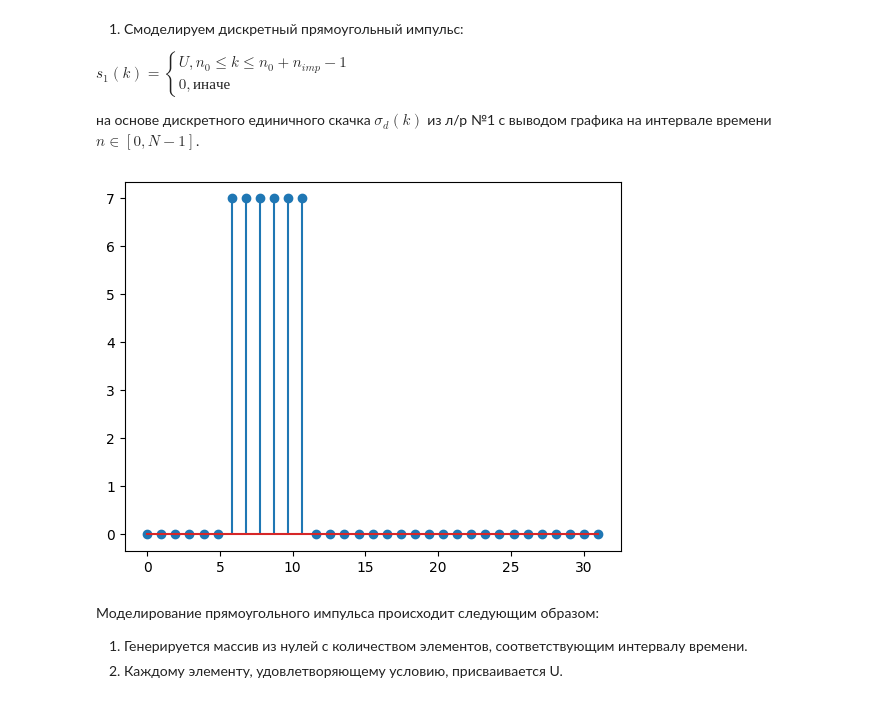
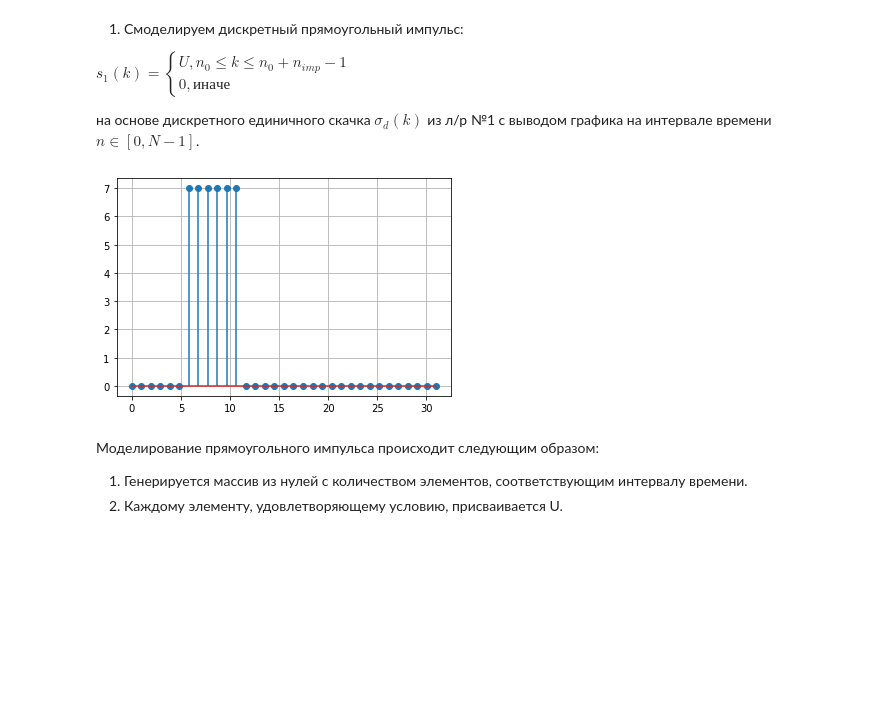
Before and after one commit to the-mvi/dsp-2022, a Jupyter notebook: 9381_Shakhin_NS_Aukhadiev_AA/lab2.ipynb, the cells around one changed output. Saved outputs shown, nothing was run; the diff lists cells and outputs as text; code cells hidden in the pictures; blank space fills up the shorter version.

```diff
--- a/9381_Shakhin_NS_Aukhadiev_AA/lab2.ipynb
+++ b/9381_Shakhin_NS_Aukhadiev_AA/lab2.ipynb
@@ -131,9 +131,10 @@ $s_1(k) = \begin{equation*}
 на основе дискретного единичного скачка $\sigma_d(k)$ из л/р №1 с выводом графика на интервале времени $n \in [0,N-1]$.
 # %%
 plt.stem(x_norm, rect(x_norm))
+plt.grid()
 plt.show()
 # %% [output]
-[figure, old version]
+[figure, new version]
 # %% [markdown]
 Моделирование прямоугольного импульса происходит следующим образом:
 1. Генерируется массив из нулей с количеством элементов, соответствующим интервалу времени.
```
Also changed, not shown: parts of 6 cells of this notebook.
